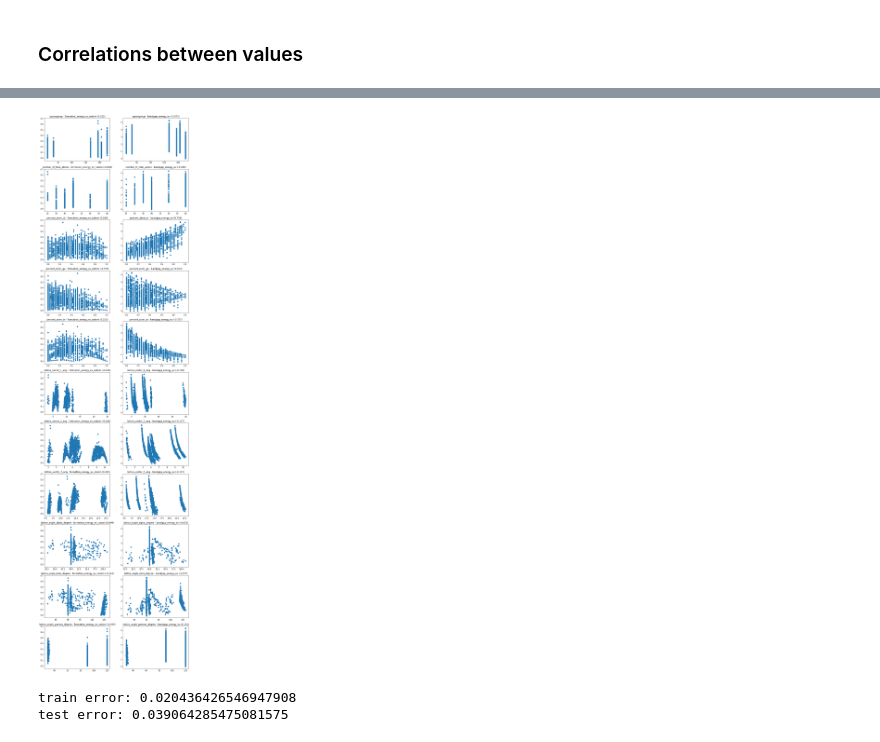
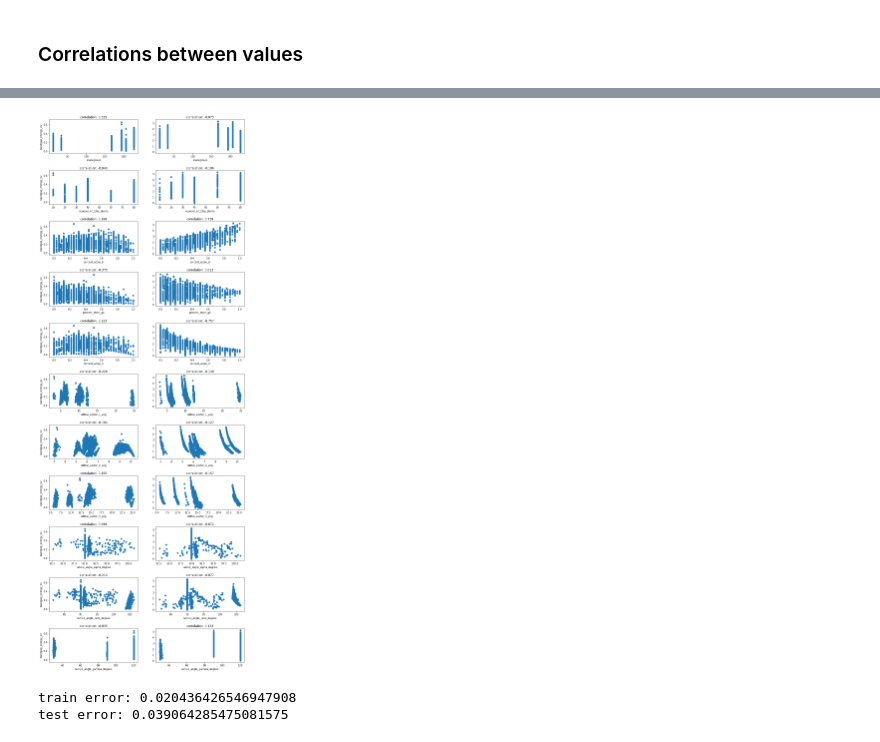
Before and after one commit to taidopurason/nomad2018, a Jupyter notebook: Data exploration.ipynb, the cells around one changed output, grey strips where cells are left out. Drawn from its saved outputs; the diff is of its cells as text; code cells hidden in the pictures.

Commit message:
added data exploration

```diff
--- a/Data exploration.ipynb
+++ b/Data exploration.ipynb
@@ -59,12 +73,17 @@ plt.show()
 # %%
-fig, ax = plt.subplots(nrows=11, ncols=2, figsize=(14,55))
+fig, ax = plt.subplots(nrows=11, ncols=2, figsize=(14,40))
+plt.subplots_adjust(hspace=0.5)
 for col, ax_i in zip(train_data.columns[:-2], ax):
     ax_i[0].scatter(train_data[col], train_data["formation_energy_ev_natom"])
     ax_i[1].scatter(train_data[col], train_data["bandgap_energy_ev"])
-    ax_i[0].set_title(col + " - formation_energy_ev_natom (" +  str(round(train_data[col].corr(train_data['formation_energy_ev_natom']), 3)) + ")")
-    ax_i[1].set_title(col + " - bandgap_energy_ev (" +  str(round(train_data[col].corr(train_data['bandgap_energy_ev']), 3)) + ")" )
+    ax_i[0].set_xlabel(col)
+    ax_i[0].set_ylabel("formation_energy_ev_natom")
+    ax_i[1].set_xlabel(col)
+    ax_i[0].set_ylabel("bandgap_energy_ev")
+    ax_i[0].set_title("correlation: " +   str(round(train_data[col].corr(train_data['formation_energy_ev_natom']), 3)))
+    ax_i[1].set_title("correlation: " +  str(round(train_data[col].corr(train_data['bandgap_energy_ev']), 3)))
 # %% [output]
-[figure, old version]
+[figure, new version]
 # %%
 from sklearn.model_selection import train_test_split
 X = train_data.drop(["formation_energy_ev_natom", "bandgap_energy_ev"], axis=1)
```
Also changed, not shown: parts of 13 cells of this notebook.
